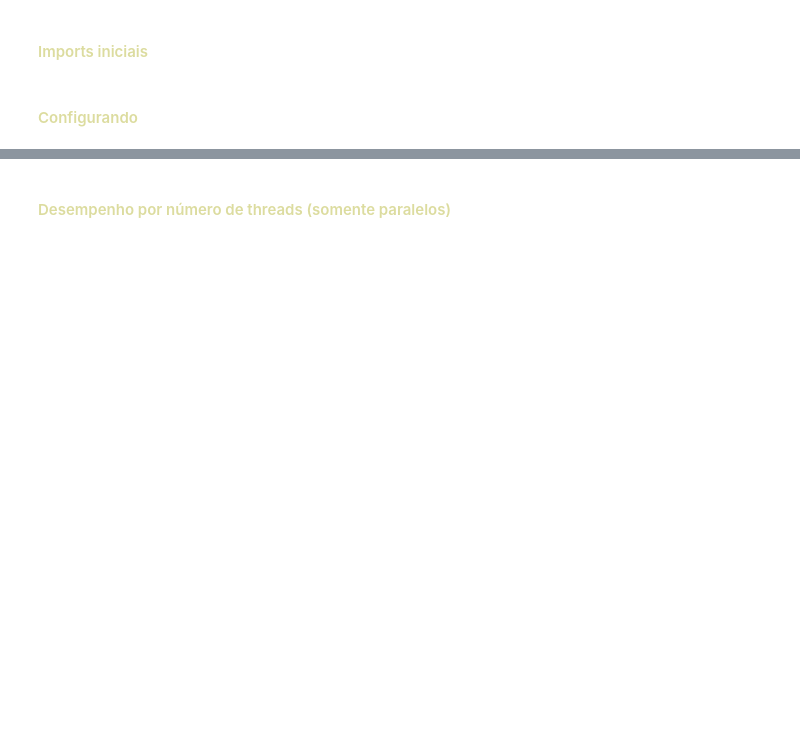
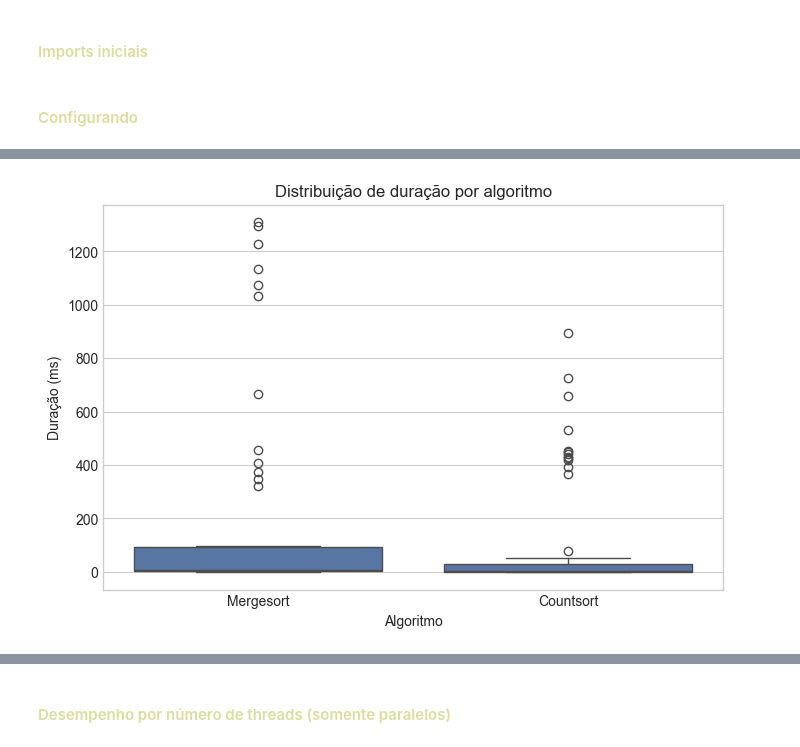
Before and after one commit to MauricioCE/trabalho_av2_comp_paralela, a Jupyter notebook: PYTHON/graficos.ipynb, the cells around one changed output, grey strips where cells are left out. Drawn from its saved outputs; the diff is of its cells as text; code cells hidden in the pictures; blank space fills up the shorter version.

```diff
--- a/PYTHON/graficos.ipynb
+++ b/PYTHON/graficos.ipynb
@@ -22,0 +107,7 @@ df.groupby("Tipo")["Duração (ms)"].describe()
+# %%
+plt.figure(figsize=(8,5))
+sns.boxplot(data=df, x="Algoritmo", y="Duração (ms)")
+plt.title("Distribuição de duração por algoritmo")
+plt.show()
+# %% [output]
+[figure, added]
```
Also changed, not shown: parts of 15 cells of this notebook, 8 other files.
